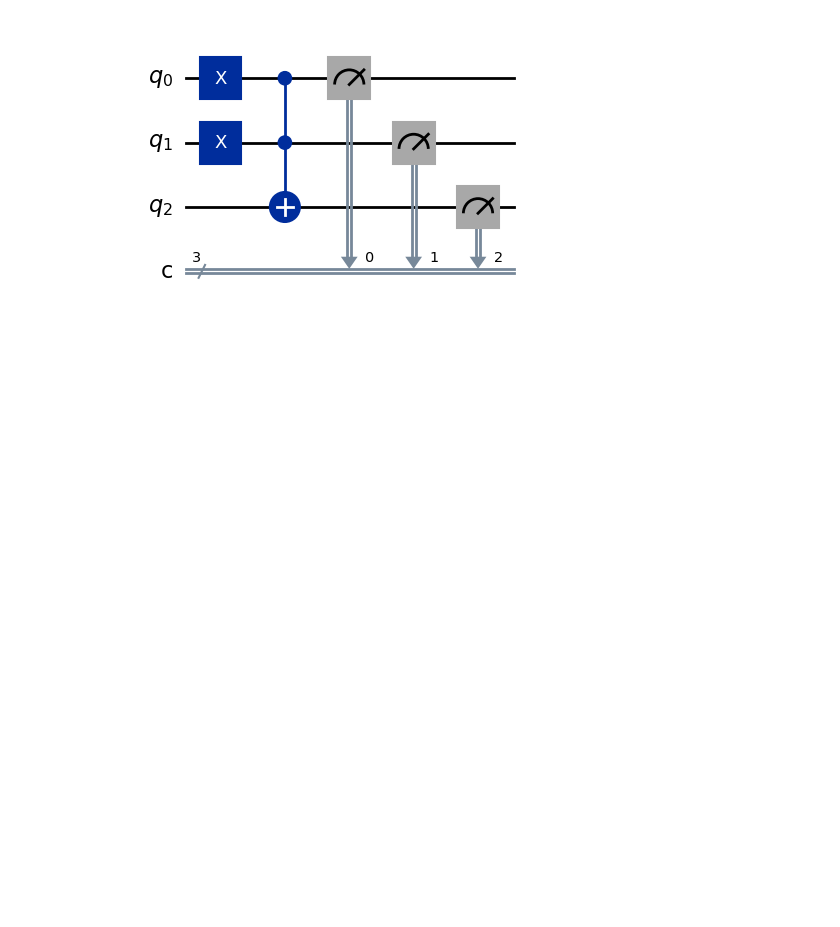
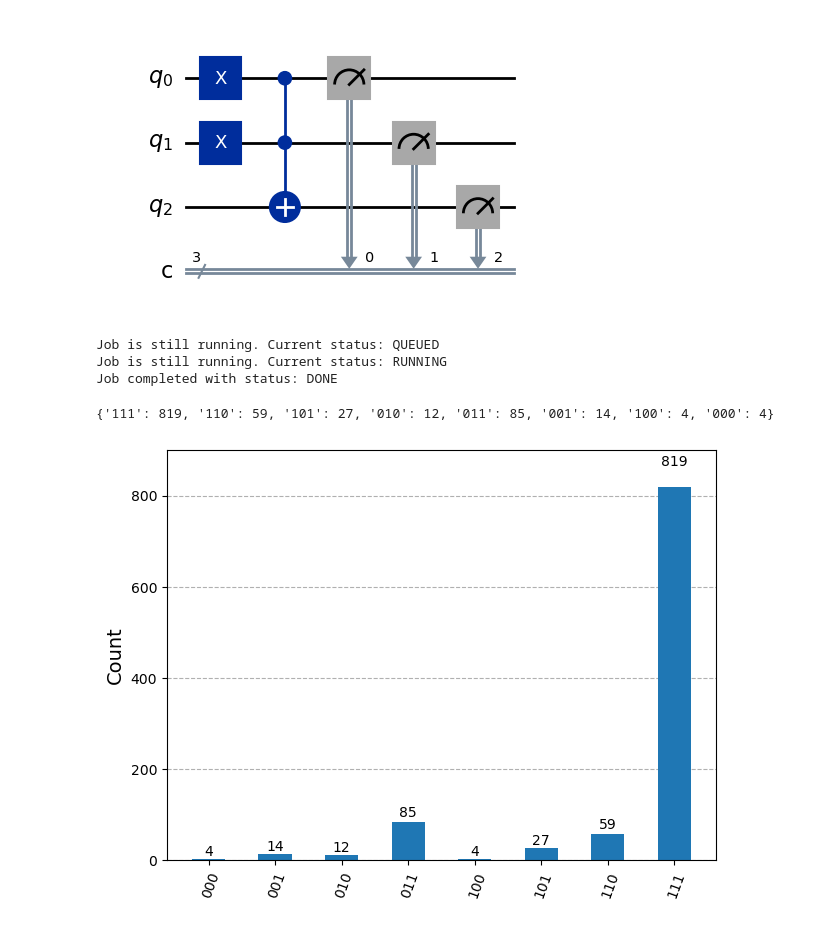
Before and after one commit to ram-polisetti/QuantumAlgorithms, a Jupyter notebook: ToffoliGate.ipynb, the cells around one changed output. Cells and saved outputs as stored; diff of their text form; code cells hidden in the pictures; blank space fills up the shorter version.

```diff
--- a/ToffoliGate.ipynb
+++ b/ToffoliGate.ipynb
@@ -36,3 +39,37 @@ circuit.measure(q_reg, c_reg)
 circuit.draw('mpl')
 # %% [output]
 [figure]
+# %%
+backend = service.backend("ibm_brisbane")
+transpiled_qc = transpile(circuit, backend=backend)
+# %%
+sampler = Sampler(backend)
+# need to pass a list of circuits to `sampler.run()`, even if you have only one circuit.
+
+job = sampler.run([transpiled_qc], shots=1024)
+while not job.done():
+    print(f"Job is still running. Current status: {job.status()}")
+    time.sleep(2)  # Wait for 10 seconds before checking again
+
+job.wait_for_final_state()
+print(f"Job completed with status: {job.status()}")
+# %% [output]
+Job is still running. Current status: QUEUED
+Job is still running. Current status: RUNNING
+Job completed with status: DONE
+# %%
+result = job.result()
+# %%
+
+bitvals = result[0].data.c
+
+counts = bitvals.get_counts()
+
+print(counts)
+# %% [output]
+{'111': 819, '110': 59, '101': 27, '010': 12, '011': 85, '001': 14, '100': 4, '000': 4}
+# %%
+
+plot_histogram(counts)
+# %% [output]
+[figure, added]
```
Also changed, not shown: parts of 2 cells of this notebook, 1 other file.
